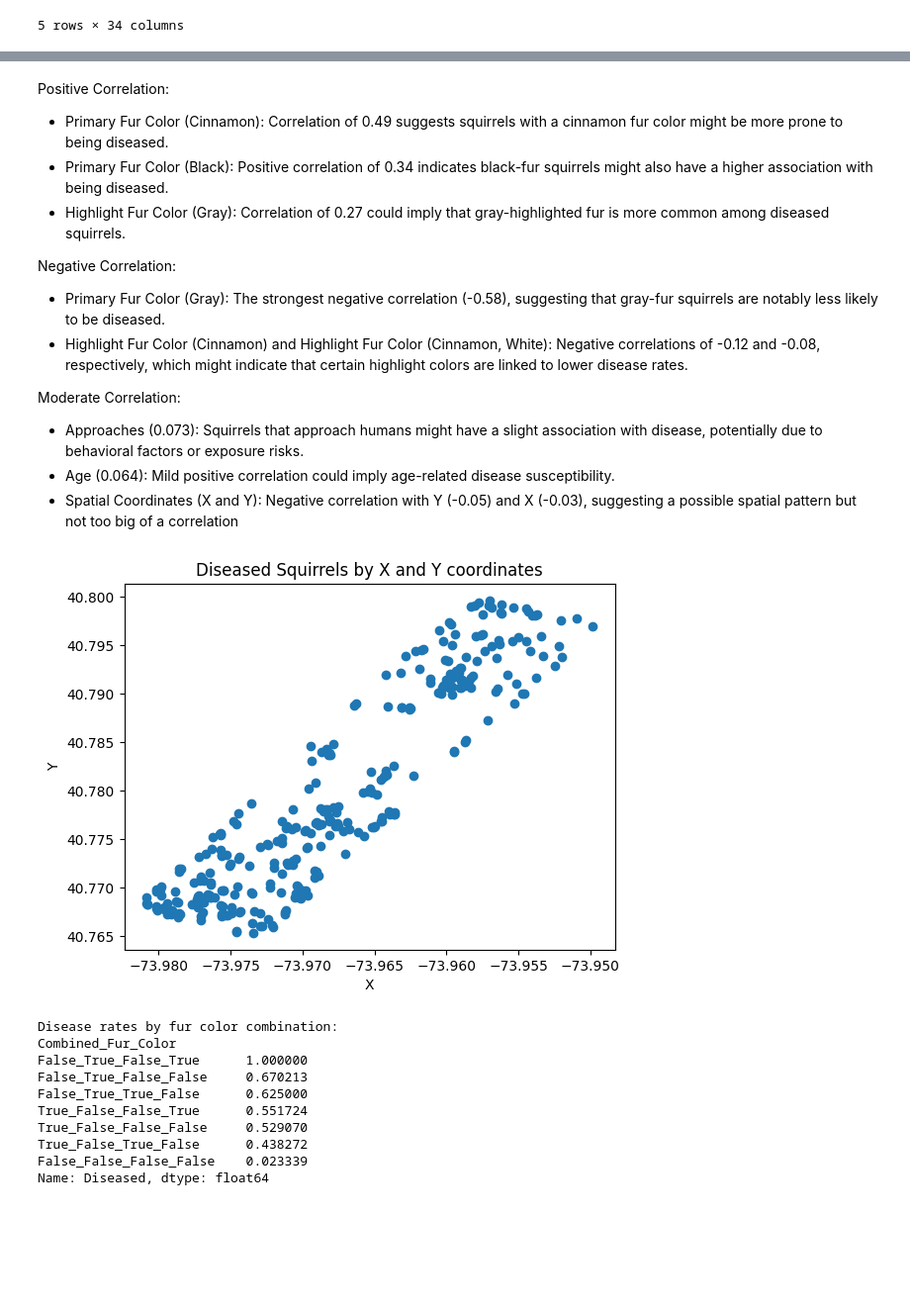
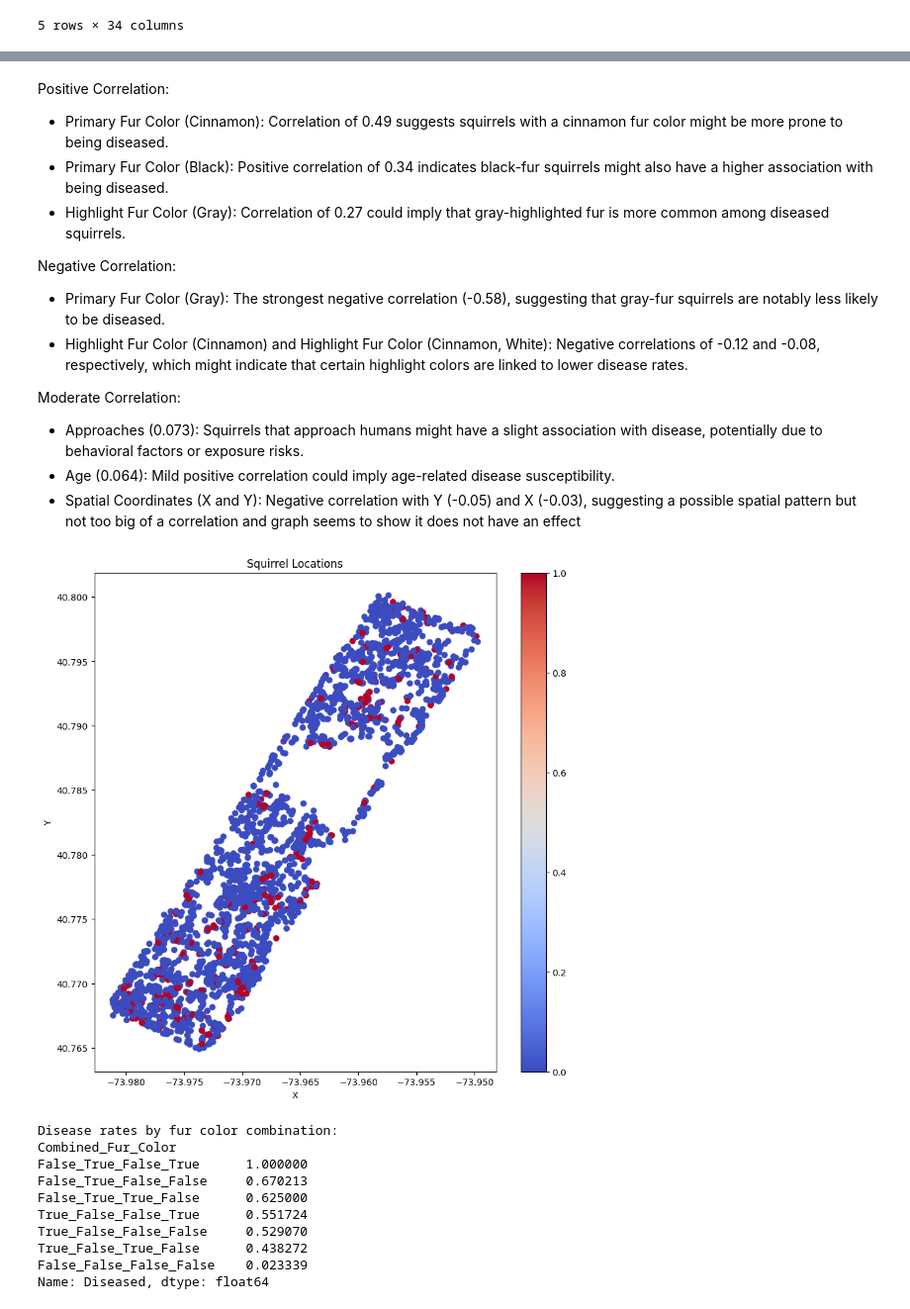
Before and after one commit to bradenkirkpatrick/machine-learning-project-2, a Jupyter notebook: Nutosis.ipynb, the cells around one changed output, grey strips where cells are left out. Shown at 99% size. Saved outputs shown, nothing was run; the diff lists cells and outputs as text; code cells hidden in the pictures; blank space fills up the shorter version.

Commit message:
Graphed all locations of dead and alive squirrels and found almost no correlation

```diff
--- a/Nutosis.ipynb
+++ b/Nutosis.ipynb
@@ -208,16 +208,18 @@ Moderate Correlation:
 
 - Approaches (0.073): Squirrels that approach humans might have a slight association with disease, potentially due to behavioral factors or exposure risks.
 - Age (0.064): Mild positive correlation could imply age-related disease susceptibility.
-- Spatial Coordinates (X and Y): Negative correlation with Y (-0.05) and X (-0.03), suggesting a possible spatial pattern but not too big of a correlation
+- Spatial Coordinates (X and Y): Negative correlation with Y (-0.05) and X (-0.03), suggesting a possible spatial pattern but not too big of a correlation and graph seems to show it does not have an effect
 # %%
-#Plot only diseased squirrels by X and Y coordinates
-plt.scatter(squirrel_data[squirrel_data['Diseased'] == 1]['X'], squirrel_data[squirrel_data['Diseased'] == 1]['Y'])
+#Plot all squirrels and make the diseased squirrels stand out more and plot by X and Y coordinates
+plt.figure(figsize=(10, 10))
+plt.scatter(squirrel_data['X'], squirrel_data['Y'], c=squirrel_data['Diseased'], cmap='coolwarm')
+plt.colorbar()
 plt.xlabel('X')
 plt.ylabel('Y')
-plt.title('Diseased Squirrels by X and Y coordinates')
+plt.title('Squirrel Locations')
 plt.show()
 # %% [output]
-[figure, old version]
+[figure, new version]
 # %%
 # Step 1: Create a combined fur color feature
 squirrel_data['Combined_Fur_Color'] = (
```
